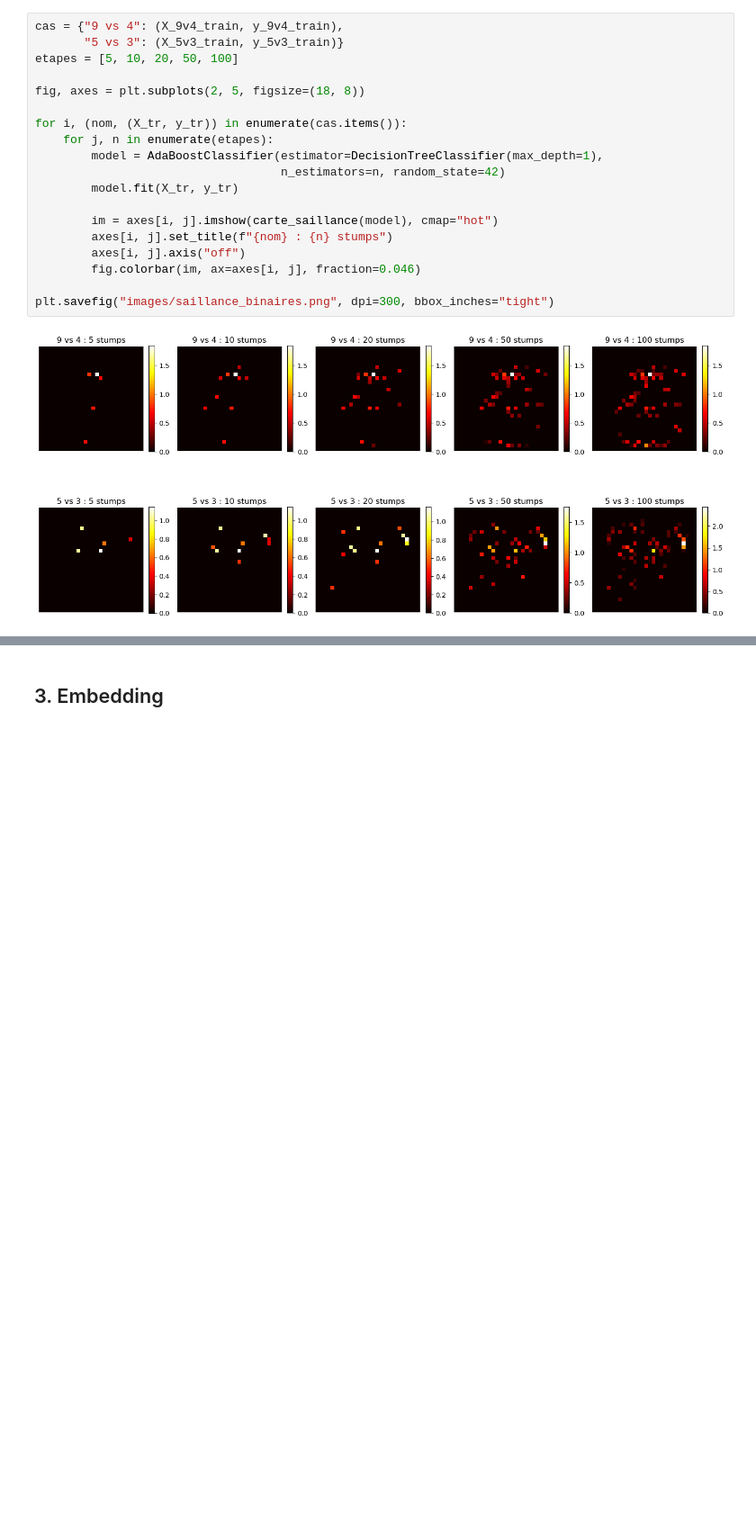
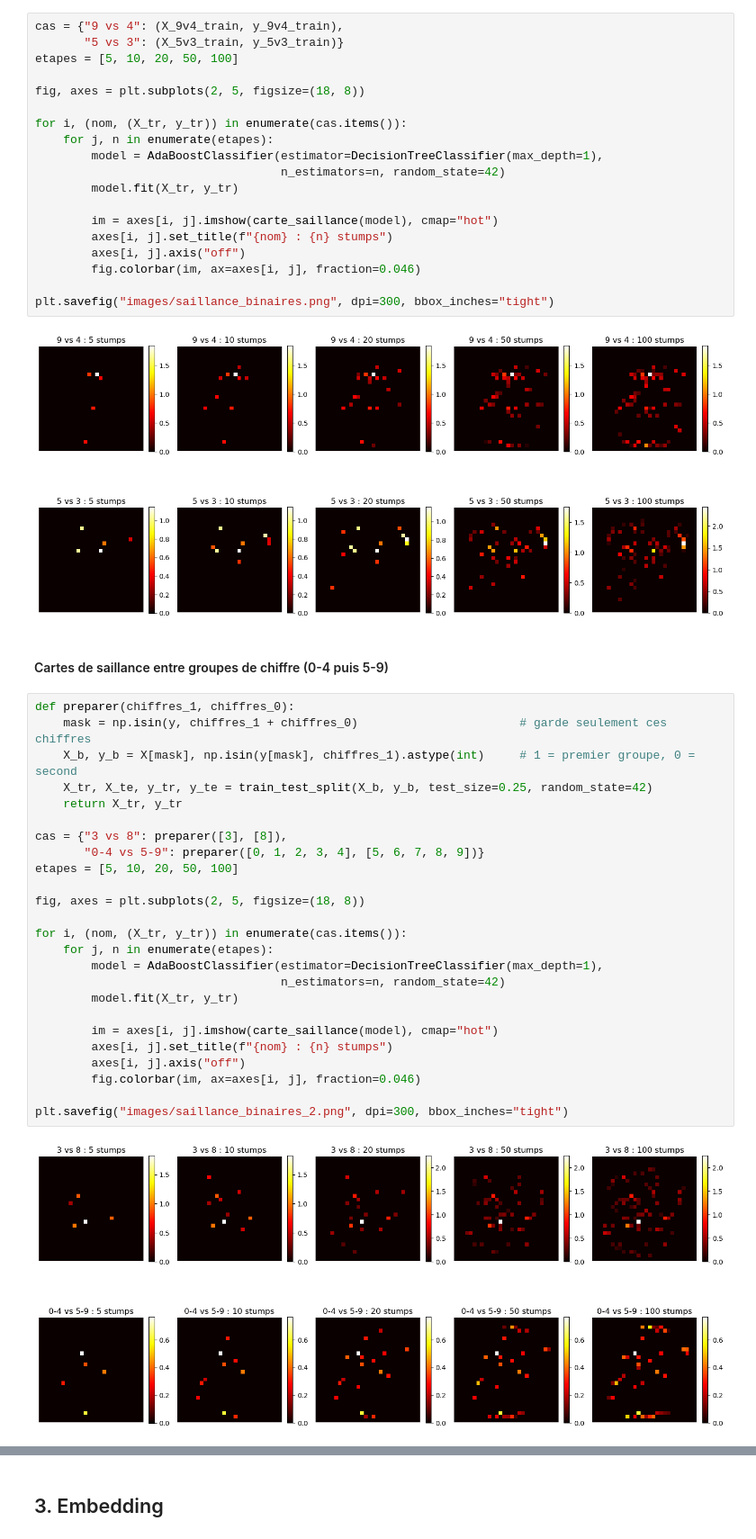
Before and after one commit to jnotarangelo/AdaBoost, a Jupyter notebook: Restitution.ipynb, the cells around one changed output, grey strips where cells are left out. Shown at 90% size. Cells and saved outputs as stored; diff of their text form; blank space fills up the shorter version.

Commit message:
Ajout deuxième carte de salliance

```diff
--- a/Restitution.ipynb
+++ b/Restitution.ipynb
@@ -265,3 +267,32 @@ for i, (nom, (X_tr, y_tr)) in enumerate(cas.items()):
 plt.savefig("images/saillance_binaires.png", dpi=300, bbox_inches="tight")
 # %% [output]
 [figure]
+# %% [markdown]
+#### Cartes de saillance entre groupes de chiffre (0-4 puis 5-9)
+# %%
+def preparer(chiffres_1, chiffres_0):
+    mask = np.isin(y, chiffres_1 + chiffres_0)                       # garde seulement ces chiffres
+    X_b, y_b = X[mask], np.isin(y[mask], chiffres_1).astype(int)     # 1 = premier groupe, 0 = second
+    X_tr, X_te, y_tr, y_te = train_test_split(X_b, y_b, test_size=0.25, random_state=42)
+    return X_tr, y_tr
+
+cas = {"3 vs 8": preparer([3], [8]),
+       "0-4 vs 5-9": preparer([0, 1, 2, 3, 4], [5, 6, 7, 8, 9])}
+etapes = [5, 10, 20, 50, 100]
+
+fig, axes = plt.subplots(2, 5, figsize=(18, 8))
+
+for i, (nom, (X_tr, y_tr)) in enumerate(cas.items()):
+    for j, n in enumerate(etapes):
+        model = AdaBoostClassifier(estimator=DecisionTreeClassifier(max_depth=1),
+                                   n_estimators=n, random_state=42)
+        model.fit(X_tr, y_tr)
+
+        im = axes[i, j].imshow(carte_saillance(model), cmap="hot")
+        axes[i, j].set_title(f"{nom} : {n} stumps")
+        axes[i, j].axis("off")
+        fig.colorbar(im, ax=axes[i, j], fraction=0.046)
+
+plt.savefig("images/saillance_binaires_2.png", dpi=300, bbox_inches="tight")
+# %% [output]
+[figure, added]
```
Also changed, not shown: parts of 8 cells of this notebook, 8 other files.
